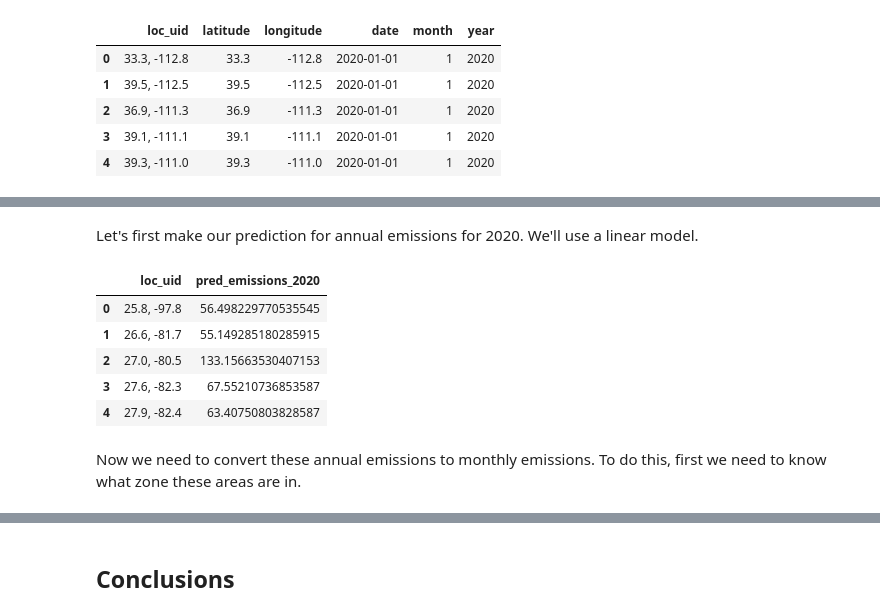
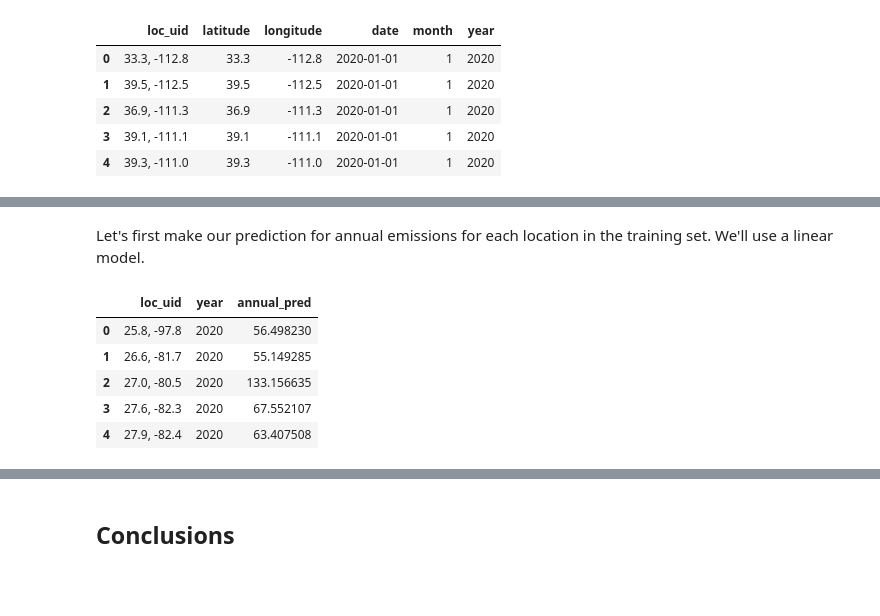
Before and after one commit to alexlach/spe-carbon-challenge, a Jupyter notebook: analysis.ipynb, the cells around one changed output, grey strips where cells are left out. Saved outputs shown, nothing was run; the diff lists cells and outputs as text; code cells hidden in the pictures; blank space fills up the shorter version.

Commit message:
update model to predict for any year in the test file

```diff
--- a/analysis.ipynb
+++ b/analysis.ipynb
@@ -124,0 +127,4 @@ test_df.head()
+# %%
+test_df = test_df.merge(zone_ids, left_on=['loc_uid'], right_on=['loc_uid'], how="left")
+test_df = test_df.merge(ratios, left_on=['Zone', 'month'], right_on=['Zone', 'month'], how="left")
+test_df.head()
@@ -125,20 +138,22 @@ test_df.head()
 # %% [markdown]
-Let's first make our prediction for annual emissions for 2020. We'll use a linear model.
+Let's first make our prediction for annual emissions for each location in the training set. We'll use a linear model.
 # %%
-def model(df, pred_year):
-    y = df[['co2']].values
-    X = df[['year']].values
-    return np.squeeze(LinearRegression().fit(X, y).predict(pred_year))
+def model(df, train):
+    train = train[train["loc_uid"] == df["loc_uid"].iloc[0]]
+    y = train[['co2']].values
+    X = train[['year']].values
+    lm = LinearRegression().fit(X, y)
+    pred = lm.predict(df["year"].values.reshape(-1, 1))
+    return pred[0][0]
 
-annual_preds = pd.DataFrame(annual_totals.groupby('loc_uid').apply(model, pred_year=np.array(2020).reshape(1,-1))).reset_index()
-annual_preds.columns = ["loc_uid", "pred_emissions_2020"]
+loc_years_to_pred = test_df[["loc_uid", "year"]].drop_duplicates()
+annual_preds = pd.DataFrame(loc_years_to_pred.groupby(["loc_uid", "year"]).apply(model, annual_totals)).reset_index()
+annual_preds.columns = ["loc_uid", "year", "annual_pred"]
 annual_preds.head()
 # %% [output]
-|  | loc_uid | pred_emissions_2020 |
-| 0 | 25.8, -97.8 | 56.498229770535545 |
-| 1 | 26.6, -81.7 | 55.149285180285915 |
-| 2 | 27.0, -80.5 | 133.15663530407153 |
-| 3 | 27.6, -82.3 | 67.55210736853587 |
-| 4 | 27.9, -82.4 | 63.40750803828587 |
+|  | loc_uid | year | annual_pred |
+| 0 | 25.8, -97.8 | 2020 | 56.498230 |
+| 1 | 26.6, -81.7 | 2020 | 55.149285 |
+| 2 | 27.0, -80.5 | 2020 | 133.156635 |
+| 3 | 27.6, -82.3 | 2020 | 67.552107 |
+| 4 | 27.9, -82.4 | 2020 | 63.407508 |
-# %% [markdown]
-Now we need to convert these annual emissions to monthly emissions. To do this, first we need to know what zone these areas are in.
```
Also changed, not shown: parts of 9 cells of this notebook.
